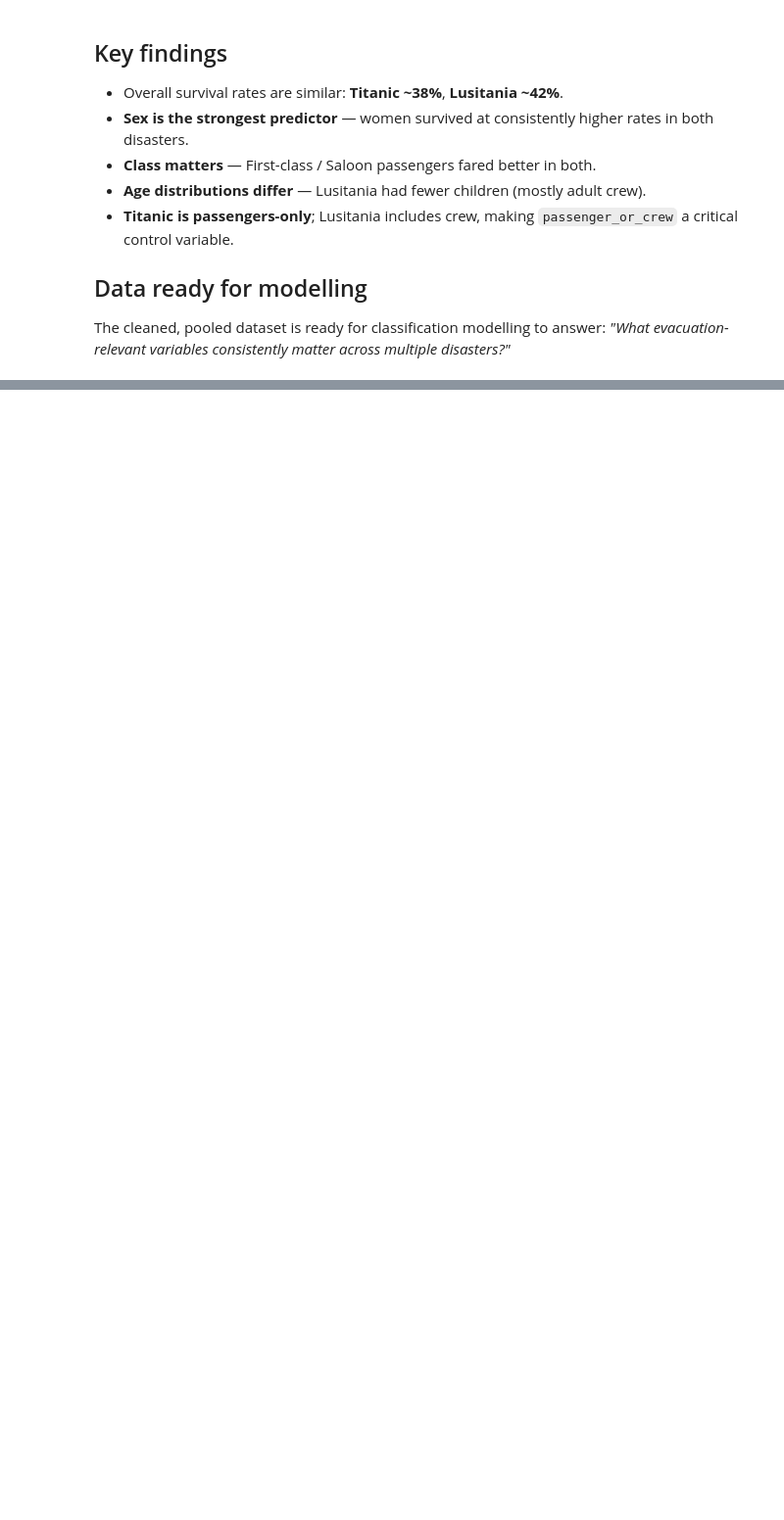
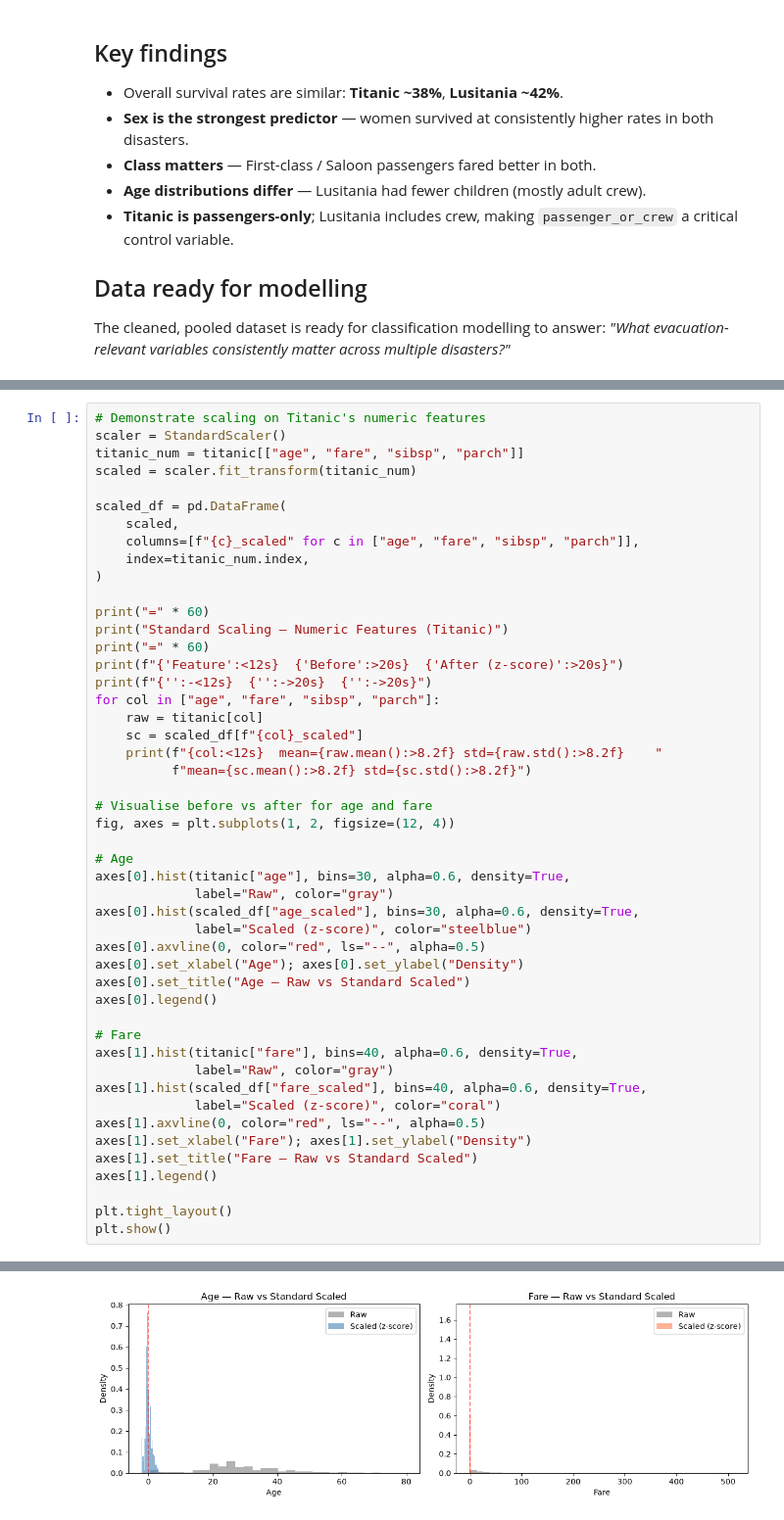
Before and after one commit to 4vince/MIH_MachineLearning, a Jupyter notebook: MIH_ML.ipynb, the cells around one changed output, grey strips where cells are left out. Shown at 98% size. Cells and saved outputs as stored; diff of their text form; blank space fills up the shorter version.

```diff
--- a/MIH_ML.ipynb
+++ b/MIH_ML.ipynb
@@ -719,0 +1037,49 @@ The cleaned, pooled dataset is ready for classification modelling to answer:
+# %%
+# Demonstrate scaling on Titanic's numeric features
+scaler = StandardScaler()
+titanic_num = titanic[["age", "fare", "sibsp", "parch"]]
+scaled = scaler.fit_transform(titanic_num)
+
+scaled_df = pd.DataFrame(
+    scaled,
+    columns=[f"{c}_scaled" for c in ["age", "fare", "sibsp", "parch"]],
+    index=titanic_num.index,
+)
+
+print("=" * 60)
+print("Standard Scaling — Numeric Features (Titanic)")
+print("=" * 60)
+print(f"{'Feature':<12s}  {'Before':>20s}  {'After (z-score)':>20s}")
+print(f"{'':-<12s}  {'':->20s}  {'':->20s}")
+for col in ["age", "fare", "sibsp", "parch"]:
+    raw = titanic[col]
+    sc = scaled_df[f"{col}_scaled"]
+    print(f"{col:<12s}  mean={raw.mean():>8.2f} std={raw.std():>8.2f}    "
+          f"mean={sc.mean():>8.2f} std={sc.std():>8.2f}")
+
+# Visualise before vs after for age and fare
+fig, axes = plt.subplots(1, 2, figsize=(12, 4))
+
+# Age
+axes[0].hist(titanic["age"], bins=30, alpha=0.6, density=True,
+             label="Raw", color="gray")
+axes[0].hist(scaled_df["age_scaled"], bins=30, alpha=0.6, density=True,
+             label="Scaled (z-score)", color="steelblue")
+axes[0].axvline(0, color="red", ls="--", alpha=0.5)
+axes[0].set_xlabel("Age"); axes[0].set_ylabel("Density")
+axes[0].set_title("Age — Raw vs Standard Scaled")
+axes[0].legend()
+
+# Fare
+axes[1].hist(titanic["fare"], bins=40, alpha=0.6, density=True,
+             label="Raw", color="gray")
+axes[1].hist(scaled_df["fare_scaled"], bins=40, alpha=0.6, density=True,
+             label="Scaled (z-score)", color="coral")
+axes[1].axvline(0, color="red", ls="--", alpha=0.5)
+axes[1].set_xlabel("Fare"); axes[1].set_ylabel("Density")
+axes[1].set_title("Fare — Raw vs Standard Scaled")
+axes[1].legend()
+
+plt.tight_layout()
+plt.show()
+# %% [output]
@@ -719,0 +1095 @@ The cleaned, pooled dataset is ready for classification modelling to answer:
+[figure, added]
```
Also changed, not shown: parts of 19 cells of this notebook, 17 other files.
